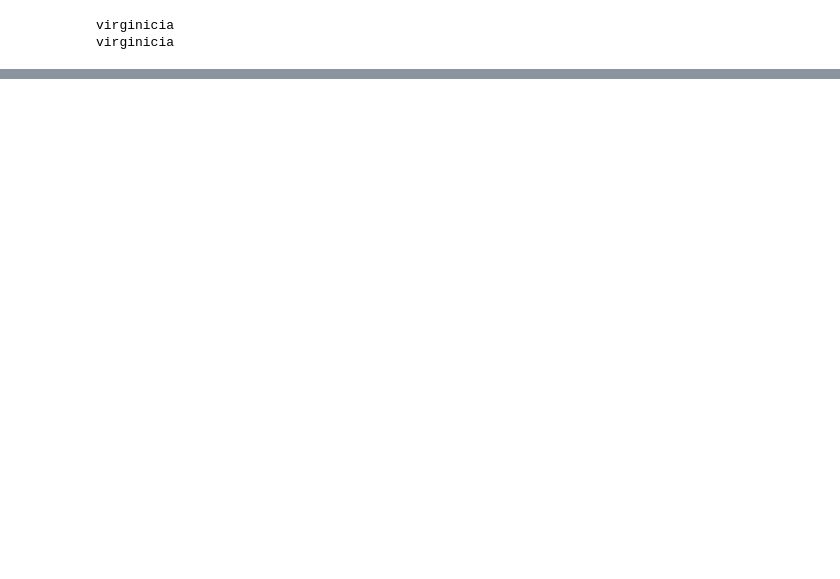
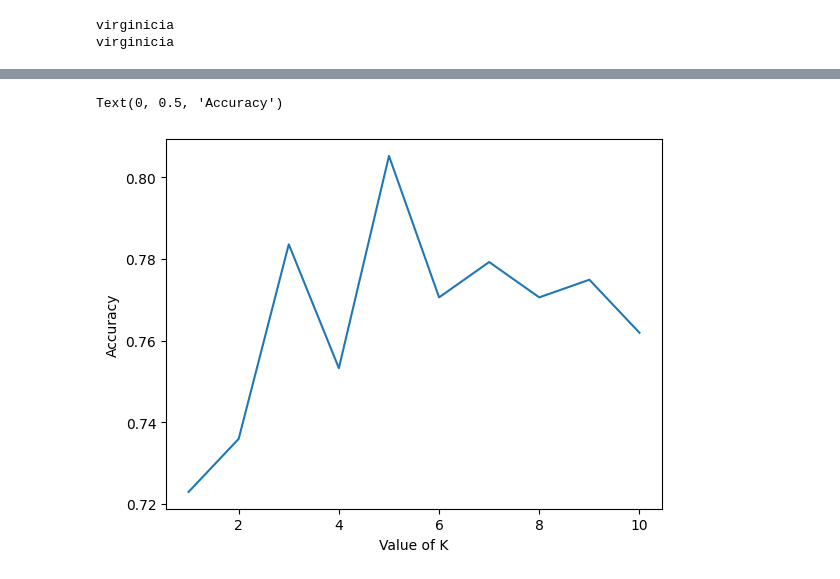
Before and after one commit to khshohelrana/Python, a Jupyter notebook: KNN_Classification_using_Scikit_learn_manual.ipynb, the cells around one changed output, grey strips where cells are left out. Saved outputs shown, nothing was run; the diff lists cells and outputs as text; code cells hidden in the pictures; blank space fills up the shorter version.

```diff
--- a/KNN_Classification_using_Scikit_learn_manual.ipynb
+++ b/KNN_Classification_using_Scikit_learn_manual.ipynb
@@ -118,0 +125,3 @@ virginicia
+# %%
+x=data.drop(['Outcome'], axis=1)
+x.head()
@@ -118,0 +135,3 @@ virginicia
+# %%
+y=data['Outcome']
+y
@@ -118,0 +151,5 @@ virginicia
+# %%
+from sklearn.preprocessing import MinMaxScaler
+scaler=MinMaxScaler()
+x=scaler.fit_transform(x)
+x
@@ -118,0 +170,20 @@ virginicia
+# %%
+from sklearn.model_selection import train_test_split
+x_train, x_test, y_train, y_test = train_test_split(x, y, test_size=0.30)
+from sklearn.neighbors import KNeighborsClassifier
+from sklearn import metrics
+range_k = range(1,11)
+scores = {}
+scores_list = []
+for k in range_k:
+    classifier = KNeighborsClassifier(n_neighbors=k)
+    classifier.fit(x_train , y_train)
+    y_pred = classifier.predict(x_test)
+    scores[k] = metrics.accuracy_score(y_test ,y_pred)
+    scores_list.append(metrics.accuracy_score(y_test ,y_pred))
+    result = metrics.confusion_matrix(y_test , y_pred)
+    print("Confusion Matrix:")
+    print(result)
+    result1 = metrics.classification_report(y_test , y_pred)
+    print("Classification Report:",)
+    print (result1)
@@ -118,0 +208,8 @@ virginicia
+# %%
+ import matplotlib.pyplot as plt
+ plt.plot(range_k ,scores_list)
+ plt.xlabel("Value of K")
+ plt.ylabel("Accuracy")
+# %% [output]
+Text(0, 0.5, 'Accuracy')
+[figure, added]
```
Also changed, not shown: parts of 10 cells of this notebook.
